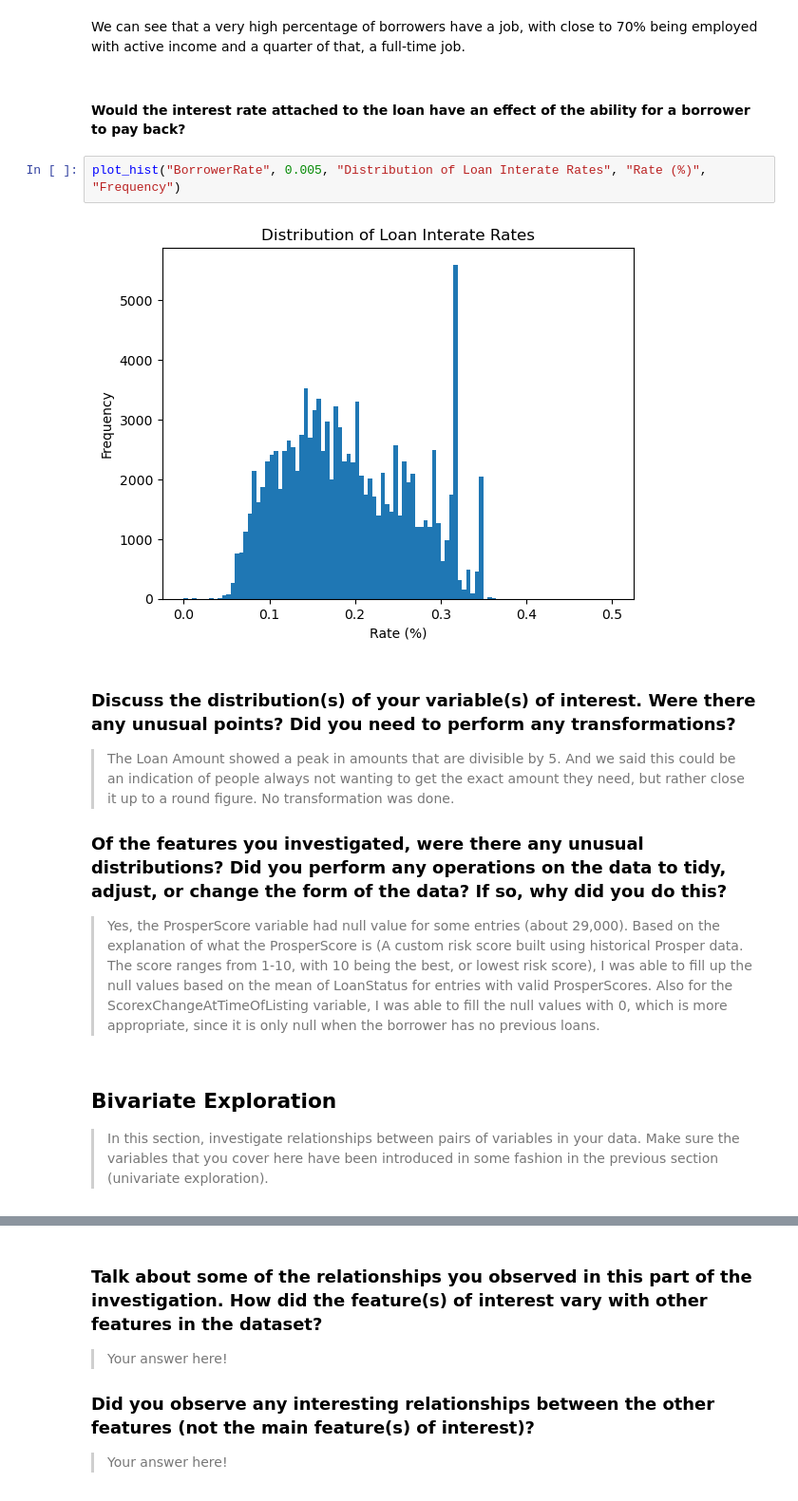
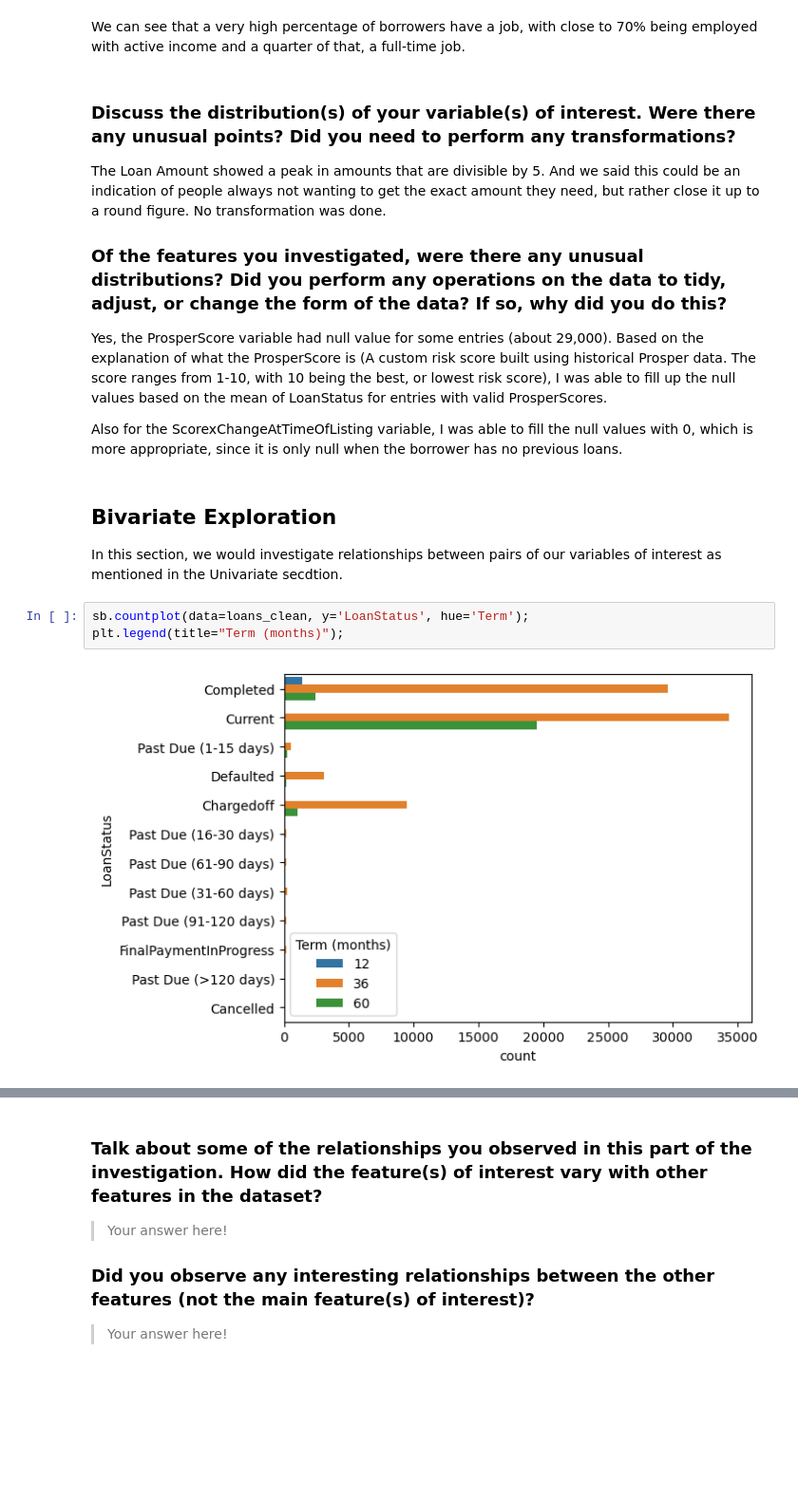
Before and after one commit to ismailomodara/prosper-loan-analysis, a Jupyter notebook: Prosper_Loans_Data_Part1.ipynb, the cells around one changed output, grey strips where cells are left out. Shown: that part at 95% size. Saved outputs shown, nothing was run; the diff lists cells and outputs as text; blank space fills up the shorter version.

Commit message:
Started Bivariate Exploration

```diff
--- a/Prosper_Loans_Data_Part1.ipynb
+++ b/Prosper_Loans_Data_Part1.ipynb
@@ -339,24 +371,22 @@ plt.xticks(tick_props * loans_clean.shape[0], tick_names);
 [figure]
 # %% [markdown]
 We can see that a very high percentage of borrowers have a job, with close to 70% being employed with active income and a quarter of that, a full-time job.
-# %% [markdown]
-#### Would the interest rate attached to the loan have an effect of the ability for a borrower to pay back?
-# %%
-plot_hist("BorrowerRate", 0.005, "Distribution of Loan Interate Rates", "Rate (%)", "Frequency")
-# %% [output]
-[figure, removed]
 # %% [markdown]
 ### Discuss the distribution(s) of your variable(s) of interest. Were there any unusual points? Did you need to perform any transformations?
 
-> The Loan Amount showed a peak in amounts that are divisible by 5. And we said this could be an indication of people always not wanting to get the exact amount they need, but rather close it up to a round figure. No transformation was done.
+The Loan Amount showed a peak in amounts that are divisible by 5. And we said this could be an indication of people always not wanting to get the exact amount they need, but rather close it up to a round figure. No transformation was done.
 
 ### Of the features you investigated, were there any unusual distributions? Did you perform any operations on the data to tidy, adjust, or change the form of the data? If so, why did you do this?
 
-> Yes, the ProsperScore variable had null value for some entries (about 29,000). Based on the explanation of what the ProsperScore is (A custom risk score built using historical Prosper data. The score ranges from 1-10, with 10 being the best, or lowest risk score), I was able to fill up the null values based on the mean of LoanStatus for entries with valid ProsperScores.
-> Also for the ScorexChangeAtTimeOfListing variable, I was able to fill the null values with 0, which is more appropriate, since it is only null when the borrower has no previous loans.
+Yes, the ProsperScore variable had null value for some entries (about 29,000). Based on the explanation of what the ProsperScore is (A custom risk score built using historical Prosper data. The score ranges from 1-10, with 10 being the best, or lowest risk score), I was able to fill up the null values based on the mean of LoanStatus for entries with valid ProsperScores.
+
+Also for the ScorexChangeAtTimeOfListing variable, I was able to fill the null values with 0, which is more appropriate, since it is only null when the borrower has no previous loans.
 # %% [markdown]
 ## Bivariate Exploration
 
-> In this section, investigate relationships between pairs of variables in your
-data. Make sure the variables that you cover here have been introduced in some
-fashion in the previous section (univariate exploration).
+In this section, we would investigate relationships between pairs of our variables of interest as mentioned in the Univariate secdtion.
+# %%
+sb.countplot(data=loans_clean, y='LoanStatus', hue='Term');
+plt.legend(title="Term (months)");
+# %% [output]
+[figure, added]
```
Also changed, not shown: parts of 22 cells of this notebook, 2 other files.
